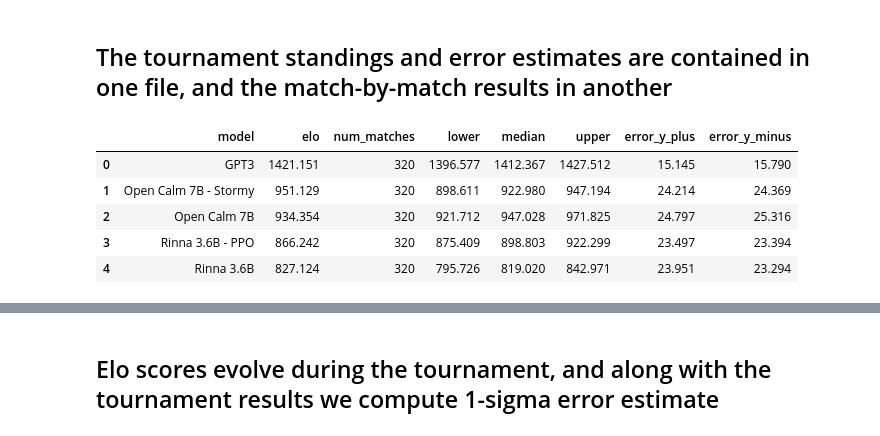
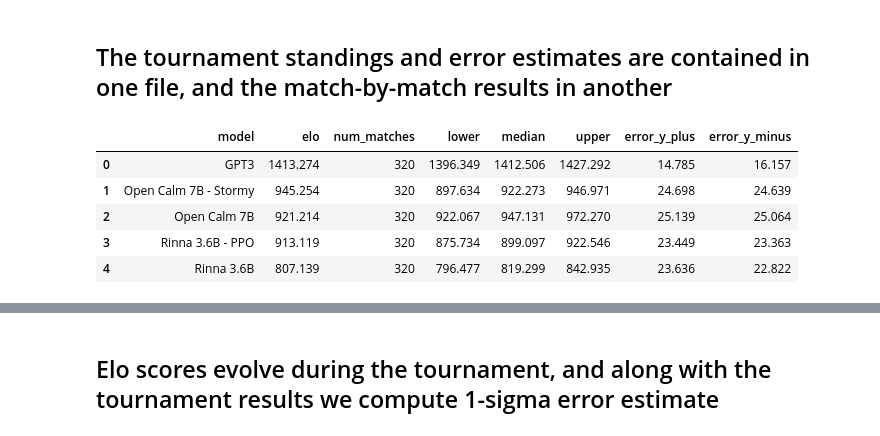
Before and after one commit to yuzu-ai/japanese-llm-ranking, a Jupyter notebook: elo/vizualization.ipynb, the cells around one changed output, grey strips where cells are left out. Cells and saved outputs as stored; diff of their text form; code cells hidden in the pictures.

```diff
--- a/elo/vizualization.ipynb
+++ b/elo/vizualization.ipynb
@@ -12,15 +13,20 @@ pd.options.display.float_format = "{:.3f}".format
 ## The tournament standings and error estimates are contained in one file, and the match-by-match results in another
 # %%
 tournament = "tournaments/rakuda_koukou_v0_tournament"
-standings = pd.DataFrame(load_jsonl(tournament + "_result.jsonl"))
+standings_file = tournament + "_result.json"
+with open(standings_file, "r") as f:
+    standings_data = json.load(f)
+
+elo_metadata = standings_data['elo_metadata']
+standings = pd.DataFrame(standings_data['rankings'])
 standings.head()
 # %% [output]
 |  | model | elo | num_matches | lower | median | upper | error_y_plus | error_y_minus |
-| 0 | GPT3 | 1421.151 | 320 | 1396.577 | 1412.367 | 1427.512 | 15.145 | 15.790 |
-| 1 | Open Calm 7B - Stormy | 951.129 | 320 | 898.611 | 922.980 | 947.194 | 24.214 | 24.369 |
-| 2 | Open Calm 7B | 934.354 | 320 | 921.712 | 947.028 | 971.825 | 24.797 | 25.316 |
-| 3 | Rinna 3.6B - PPO | 866.242 | 320 | 875.409 | 898.803 | 922.299 | 23.497 | 23.394 |
-| 4 | Rinna 3.6B | 827.124 | 320 | 795.726 | 819.020 | 842.971 | 23.951 | 23.294 |
+| 0 | GPT3 | 1413.274 | 320 | 1396.349 | 1412.506 | 1427.292 | 14.785 | 16.157 |
+| 1 | Open Calm 7B - Stormy | 945.254 | 320 | 897.634 | 922.273 | 946.971 | 24.698 | 24.639 |
+| 2 | Open Calm 7B | 921.214 | 320 | 922.067 | 947.131 | 972.270 | 25.139 | 25.064 |
+| 3 | Rinna 3.6B - PPO | 913.119 | 320 | 875.734 | 899.097 | 922.546 | 23.449 | 23.363 |
+| 4 | Rinna 3.6B | 807.139 | 320 | 796.477 | 819.299 | 842.935 | 23.636 | 22.822 |
 # %%
 results = pd.DataFrame(load_jsonl(tournament + ".jsonl"))
 results.head(1)
```
Also changed, not shown: parts of 21 cells of this notebook, 4 other files.
